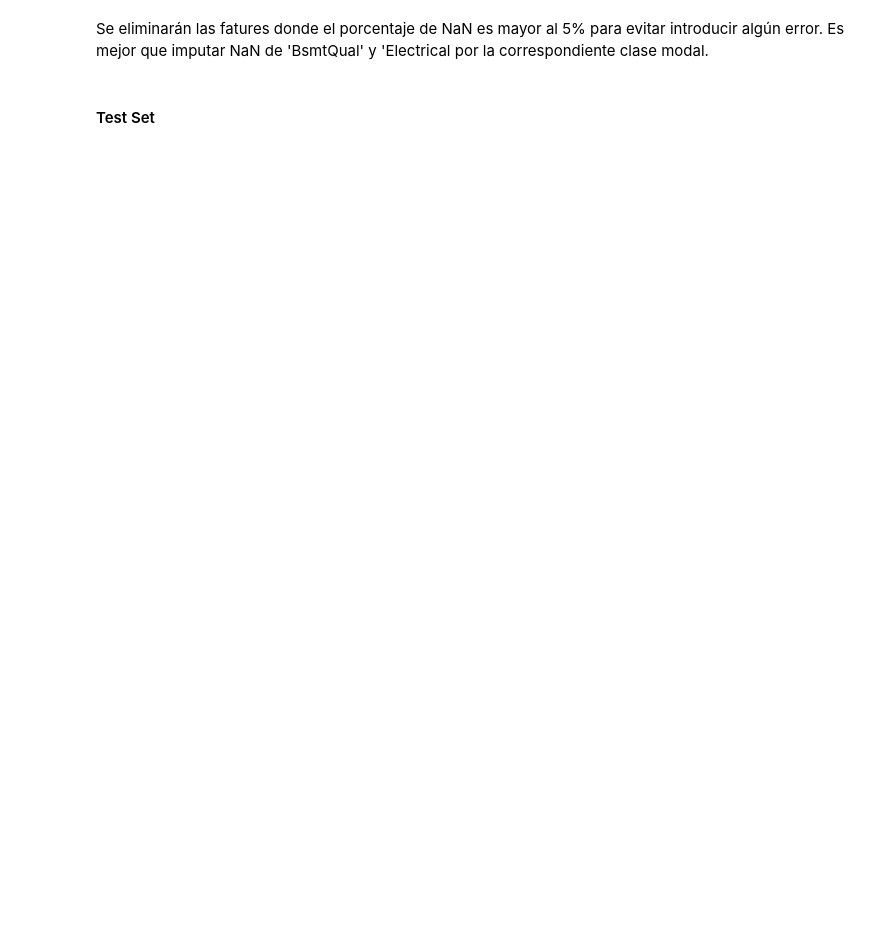
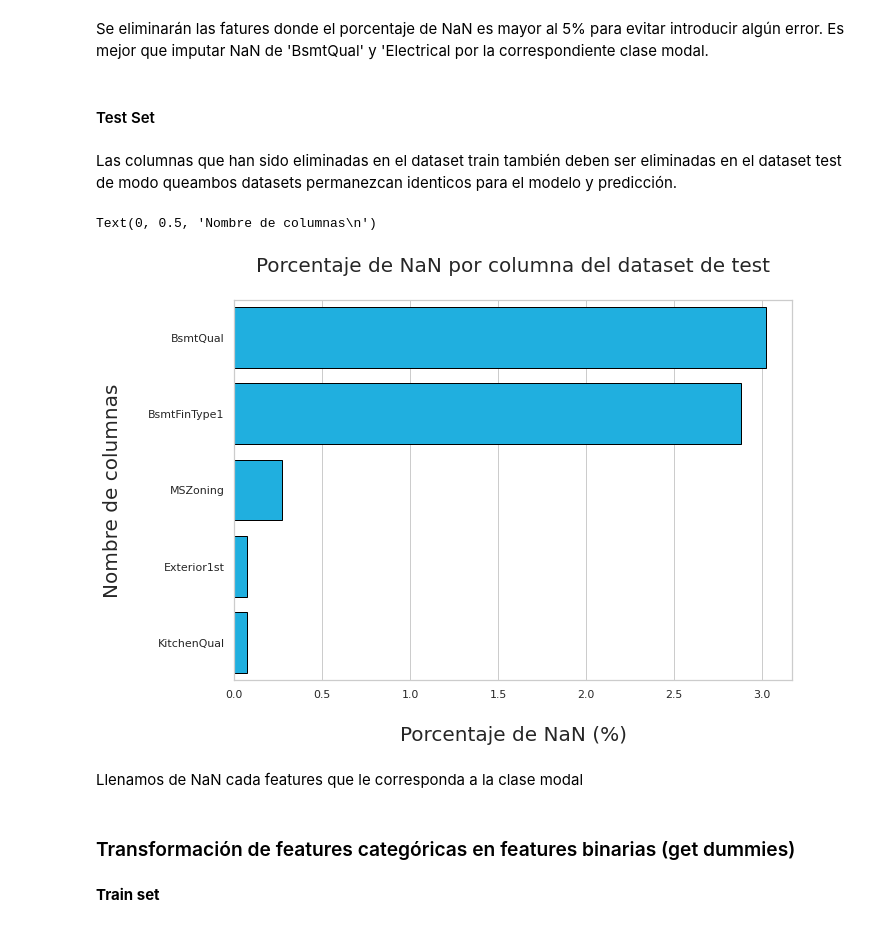
Before and after one commit to RichardSailema/EDA-y-modelling-applied-a-House-Price, a Jupyter notebook: house_price.ipynb, the cells around one changed output. Drawn from its saved outputs; the diff is of its cells as text; code cells hidden in the pictures; blank space fills up the shorter version.

```diff
--- a/house_price.ipynb
+++ b/house_price.ipynb
@@ -687,3 +695,39 @@ categ_fill_null = {"BsmtQual": df_train_categ["BsmtQual"].mode().iloc[0],
 df_train_categ = df_train_categ.fillna(value=categ_fill_null)
 # %% [markdown]
 #### Test Set
+# %% [markdown]
+Las columnas que han sido eliminadas en el dataset train también deben ser eliminadas en el dataset test de modo queambos datasets permanezcan identicos para el modelo y predicción.
+# %%
+# Eliminamos las mismas features del dataset train en el dataset test
+df_test_categ.drop(["PoolQC", "Fence", "FireplaceQu",
+                    "GarageType", "GarageFinish"], axis = 1, inplace=True)
+# %%
+# Chequeamos los NaN del test dataset para graficar el porcentaje de valores faltantes por columna
+column_with_nan = df_test_categ.columns[df_test_categ.isnull().any()]
+column_name = []
+percent_nan = []
+
+for i in column_with_nan:
+    column_name.append(i)
+    percent_nan.append(round(df_test_categ[i].isnull().sum()*100/len(df_test_categ), 2))
+
+tab = pd.DataFrame(column_name, columns=["Column"])
+tab["Percent_NaN"] = percent_nan
+tab.sort_values(by = ["Percent_NaN"], ascending=False, inplace=True)
+
+# Definimos parámetros de figura
+sns.set(rc={"figure.figsize": (10, 7)})
+sns.set_style("whitegrid")
+
+# Graficamos el barplot con los resultados
+p = sns.barplot(x= "Percent_NaN",  y = "Column", data = tab,
+                edgecolor = "black", color = "deepskyblue")
+
+p.set_title("Porcentaje de NaN por columna del dataset de test\n", fontsize = 20)
+p.set_xlabel("\nPorcentaje de NaN (%)", fontsize = 20)
+p.set_ylabel("Nombre de columnas\n", fontsize=20)
+# %% [output]
+Text(0, 0.5, 'Nombre de columnas\n')
+[figure, added]
+# %% [markdown]
+Llenamos de NaN cada features que le corresponda a la clase modal
@@ -689,0 +740,4 @@ df_train_categ = df_train_categ.fillna(value=categ_fill_null)
+# %% [markdown]
+### Transformación de features categóricas en features binarias (get dummies)
+# %% [markdown]
+**Train set**
```
Also changed, not shown: parts of 101 cells of this notebook, 1 other file.
